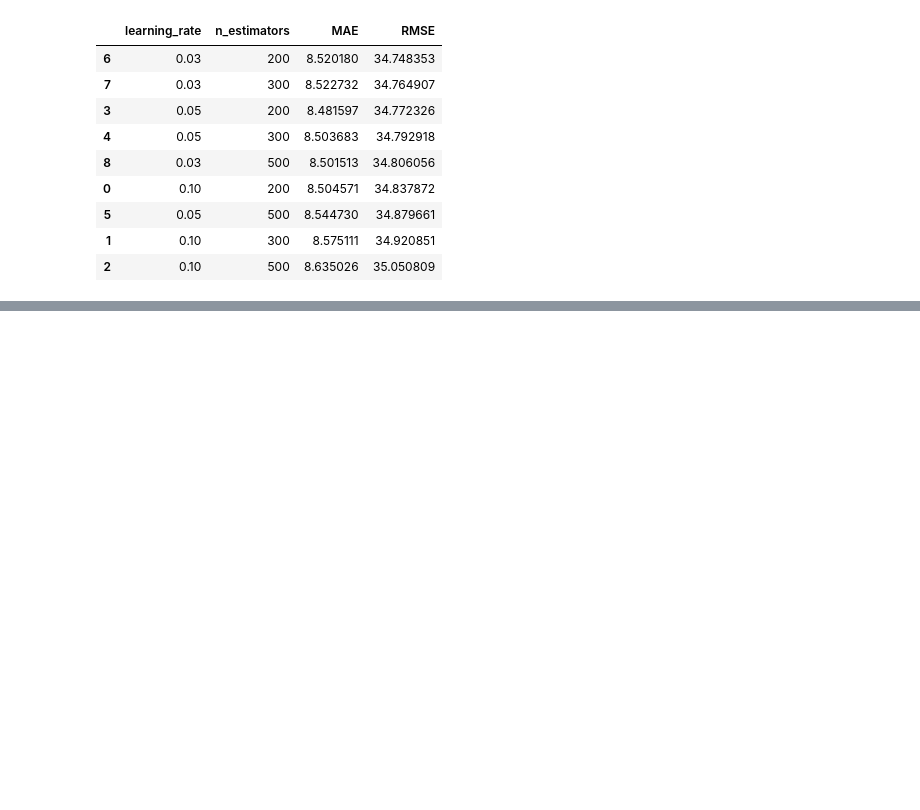
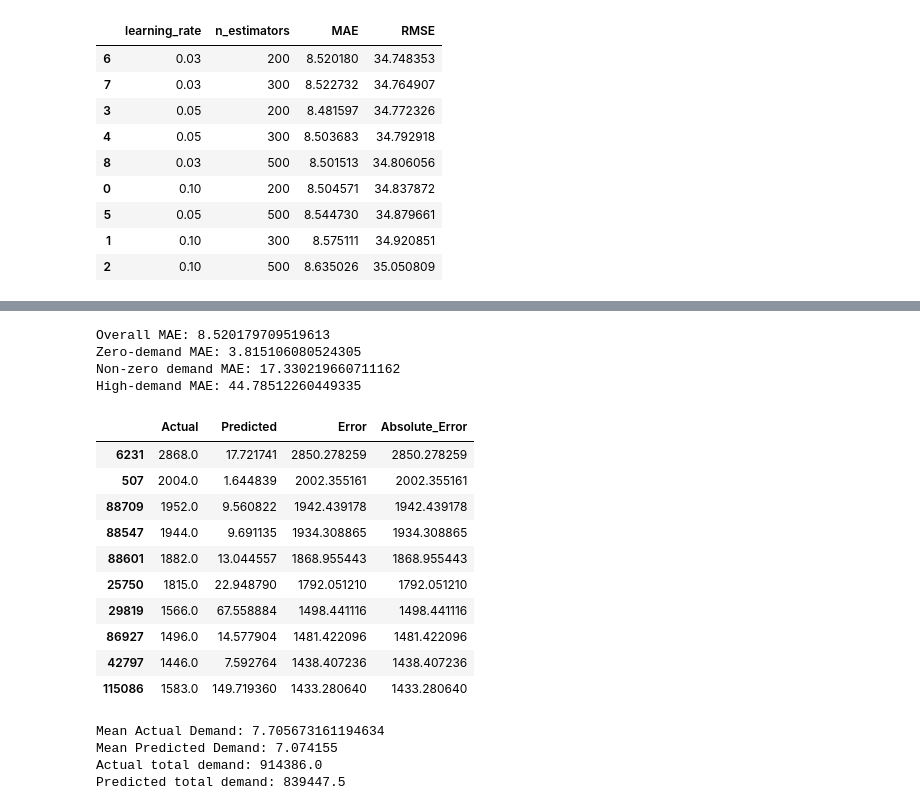
Before and after one commit to rajdeep-senapati/stocksense, a Jupyter notebook: notebooks/02_demand_forecasting.ipynb, the cells around one changed output, grey strips where cells are left out. Drawn from its saved outputs; the diff is of its cells as text; code cells hidden in the pictures; blank space fills up the shorter version.

```diff
--- a/notebooks/02_demand_forecasting.ipynb
+++ b/notebooks/02_demand_forecasting.ipynb
@@ -618,0 +694,9 @@ results_df.sort_values("RMSE")
+# %%
+best_xgb_pred = best_xgb.predict(X_validation)
+
+best_xgb_mae = mean_absolute_error(y_validation, best_xgb_pred)
+
+best_xgb_rmse = mean_squared_error(y_validation, best_xgb_pred) ** 0.5
+
+print("MAE:", best_xgb_mae)
+print("RMSE:", best_xgb_rmse)
@@ -618,0 +785,54 @@ results_df.sort_values("RMSE")
+# %%
+xgb_results = pd.DataFrame({"Actual": y_validation.values, "Predicted": best_xgb_pred})
+
+xgb_results["Error"] = xgb_results["Actual"] - xgb_results["Predicted"]
+
+xgb_results["Absolute_Error"] = xgb_results["Error"].abs()
+
+print("Overall MAE:", xgb_results["Absolute_Error"].mean())
+
+print(
+    "Zero-demand MAE:",
+    xgb_results.loc[xgb_results["Actual"] == 0, "Absolute_Error"].mean(),
+)
+
+print(
+    "Non-zero demand MAE:",
+    xgb_results.loc[xgb_results["Actual"] > 0, "Absolute_Error"].mean(),
+)
+
+print(
+    "High-demand MAE:",
+    xgb_results.loc[xgb_results["Actual"] >= 20, "Absolute_Error"].mean(),
+)
+# %% [output]
+Overall MAE: 8.520179709519613
+Zero-demand MAE: 3.815106080524305
+Non-zero demand MAE: 17.330219660711162
+High-demand MAE: 44.78512260449335
+# %%
+xgb_results.sort_values("Absolute_Error", ascending=False).head(10)
+# %% [output]
+|  | Actual | Predicted | Error | Absolute_Error |
+| 6231 | 2868.0 | 17.721741 | 2850.278259 | 2850.278259 |
+| 507 | 2004.0 | 1.644839 | 2002.355161 | 2002.355161 |
+| 88709 | 1952.0 | 9.560822 | 1942.439178 | 1942.439178 |
+| 88547 | 1944.0 | 9.691135 | 1934.308865 | 1934.308865 |
+| 88601 | 1882.0 | 13.044557 | 1868.955443 | 1868.955443 |
+| 25750 | 1815.0 | 22.948790 | 1792.051210 | 1792.051210 |
+| 29819 | 1566.0 | 67.558884 | 1498.441116 | 1498.441116 |
+| 86927 | 1496.0 | 14.577904 | 1481.422096 | 1481.422096 |
+| 42797 | 1446.0 | 7.592764 | 1438.407236 | 1438.407236 |
+| 115086 | 1583.0 | 149.719360 | 1433.280640 | 1433.280640 |
+# %%
+print("Mean Actual Demand:", y_validation.mean())
+print("Mean Predicted Demand:", best_xgb_pred.mean())
+
+print("Actual total demand:", y_validation.sum())
+
+print("Predicted total demand:", best_xgb_pred.sum())
+# %% [output]
+Mean Actual Demand: 7.705673161194634
+Mean Predicted Demand: 7.074155
+Actual total demand: 914386.0
+Predicted total demand: 839447.5
```
Also changed, not shown: parts of 41 cells of this notebook, 3 other files.
